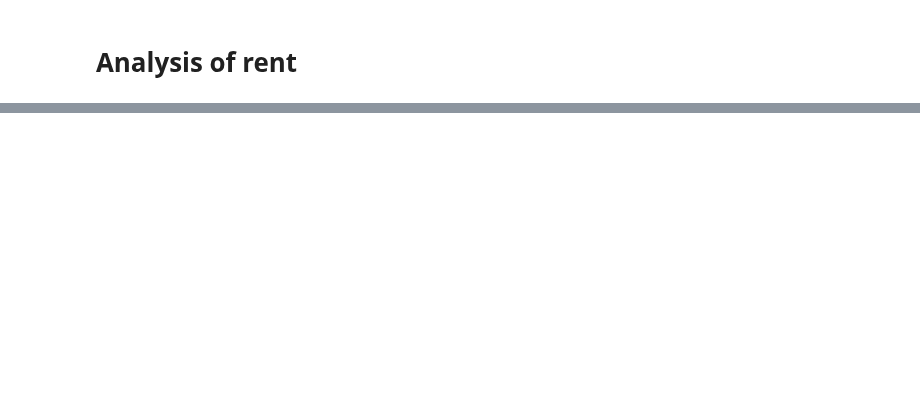
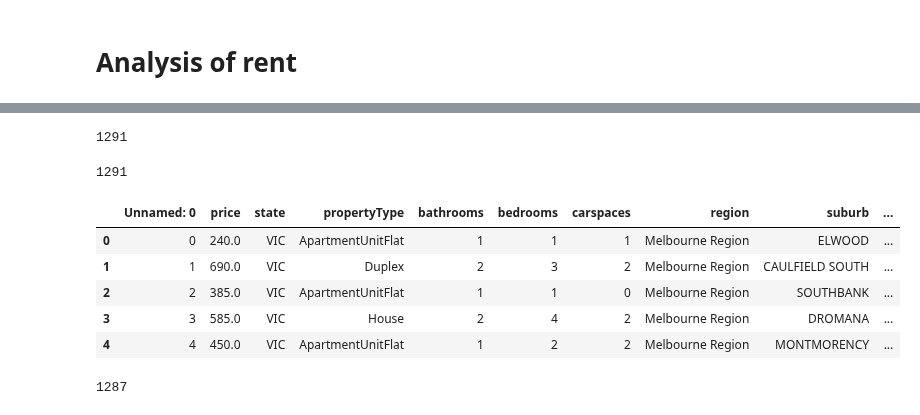
Before and after one commit to MAST30034-Applied-Data-Science/generic-real-estate-consulting-project-group-55, a Jupyter notebook: notebooks/rent_analysis.ipynb, the cells around one changed output, grey strips where cells are left out. Drawn from its saved outputs; the diff is of its cells as text; code cells hidden in the pictures; blank space fills up the shorter version.

```diff
--- a/notebooks/rent_analysis.ipynb
+++ b/notebooks/rent_analysis.ipynb
@@ -18,2 +52,39 @@ rent.head()
+# %%
+# remove rows with missing values
+rent = rent.dropna().reset_index(drop=True)
+
+# check number of rows after removing missing values
+rent.shape[0]
+# %% [output]
+1291
+# %%
+# Check whether the rent is positive or not
+rent = rent[rent.price > 0]
+rent.shape[0]
+# %% [output]
+1291
+# %%
+# change the number of bathrooms and bedrooms to int
+rent.bathrooms = rent.bathrooms.astype(int)
+rent.bedrooms = rent.bedrooms.astype(int)
+
+# check
+rent.head()
+# %% [output]
+|  | Unnamed: 0 | price | state | propertyType | bathrooms | bedrooms | carspaces | region | suburb | ... |
+| 0 | 0 | 240.0 | VIC | ApartmentUnitFlat | 1 | 1 | 1 | Melbourne Region | ELWOOD | ... |
+| 1 | 1 | 690.0 | VIC | Duplex | 2 | 3 | 2 | Melbourne Region | CAULFIELD SOUTH | ... |
+| 2 | 2 | 385.0 | VIC | ApartmentUnitFlat | 1 | 1 | 0 | Melbourne Region | SOUTHBANK | ... |
+| 3 | 3 | 585.0 | VIC | House | 2 | 4 | 2 | Melbourne Region | DROMANA | ... |
+| 4 | 4 | 450.0 | VIC | ApartmentUnitFlat | 1 | 2 | 2 | Melbourne Region | MONTMORENCY | ... |
+# %%
+# drop the row with 0 bedroom and 0 bathroom
+rent = rent[rent.bedrooms != 0]
+rent = rent[rent.bathrooms != 0]
+
+# check
+rent.shape[0]
+# %% [output]
+1287
 # %%
 # select only the columns we need
```
Also changed, not shown: parts of 6 cells of this notebook.
